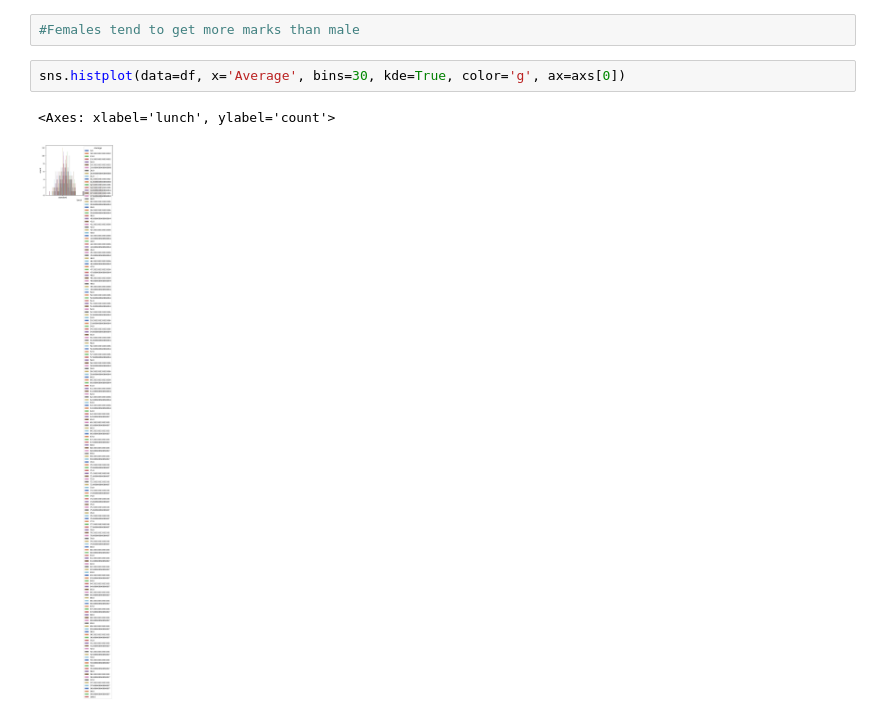
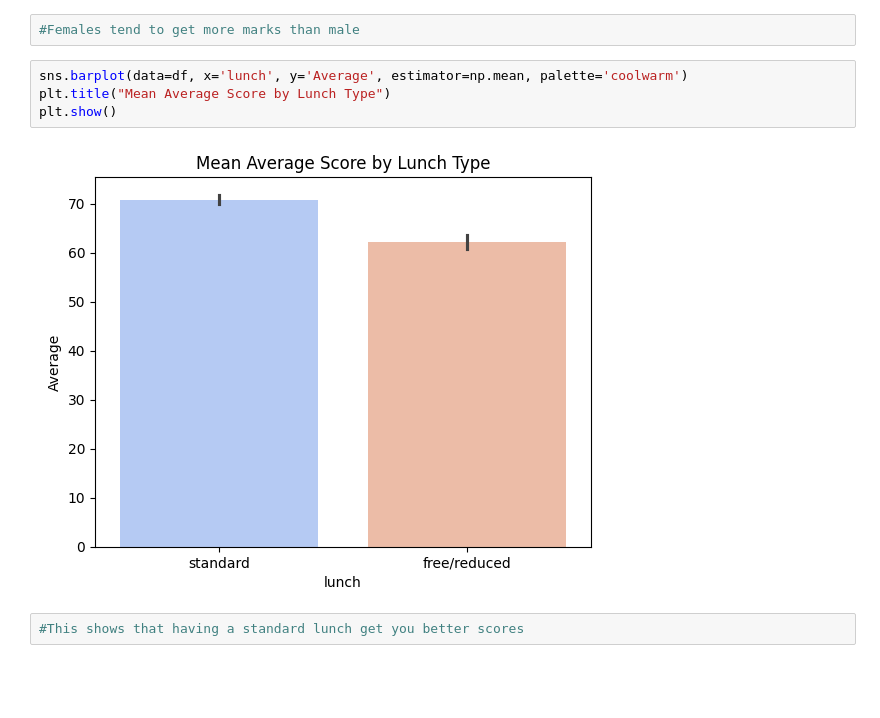
Before and after one commit to samyak8505/ML_Project, a Jupyter notebook: notebook/EDA STUDENT PERFORMANCE.ipynb, the cells around one changed output. Drawn from its saved outputs; the diff is of its cells as text; blank space fills up the shorter version.

Commit message:
Data Tarnsformation Done

```diff
--- a/notebook/EDA STUDENT PERFORMANCE.ipynb
+++ b/notebook/EDA STUDENT PERFORMANCE.ipynb
@@ -150,8 +150,11 @@ plt.show()
 [figure]
 # %%
 #Females tend to get more marks than male
-# %%
-sns.histplot(data=df, x='Average', bins=30, kde=True, color='g', ax=axs[0])
-# %% [output]
-<Axes: xlabel='lunch', ylabel='count'>
-[figure, removed]
+# %%
+sns.barplot(data=df, x='lunch', y='Average', estimator=np.mean, palette='coolwarm')
+plt.title("Mean Average Score by Lunch Type")
+plt.show()
+# %% [output]
+[figure, added]
+# %%
+#This shows that having a standard lunch get you better scores
```
Also changed, not shown: parts of 4 cells of this notebook, 4 other files.
